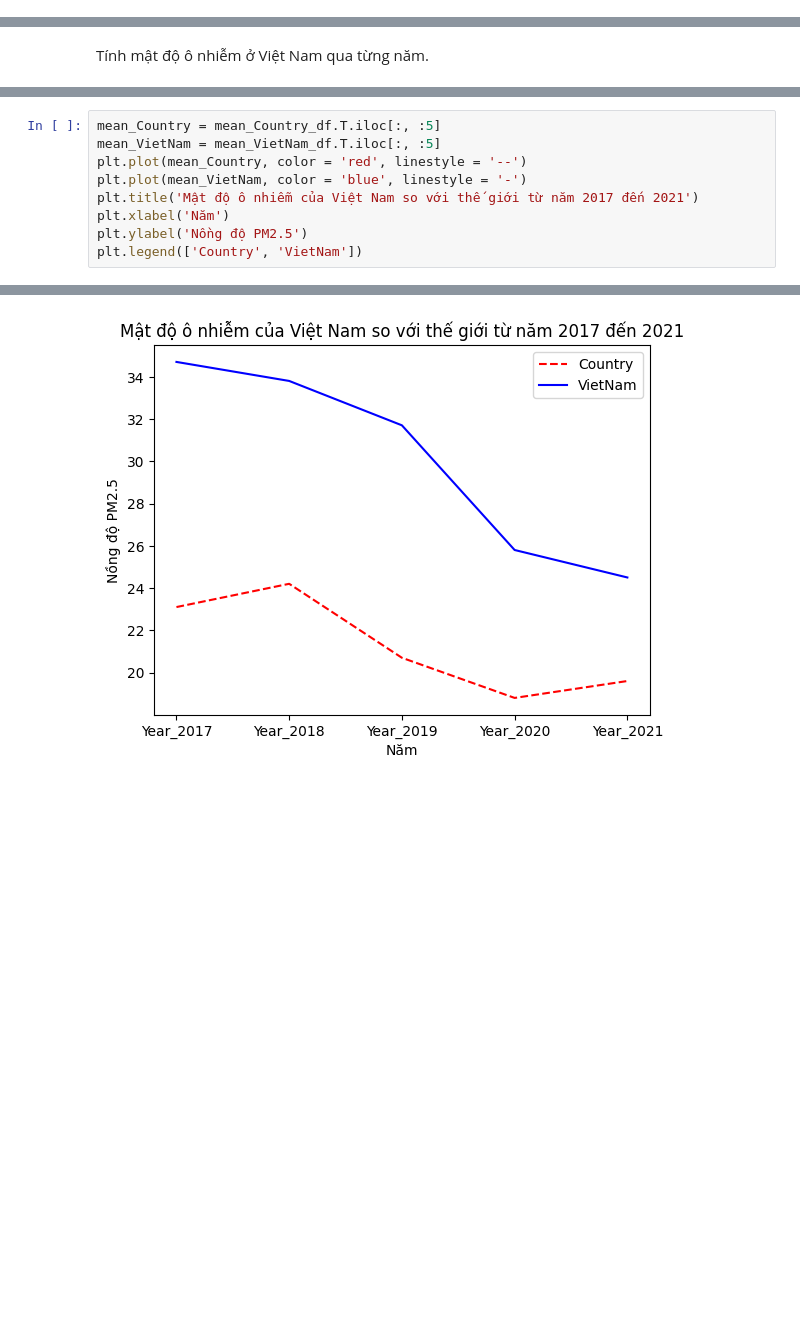
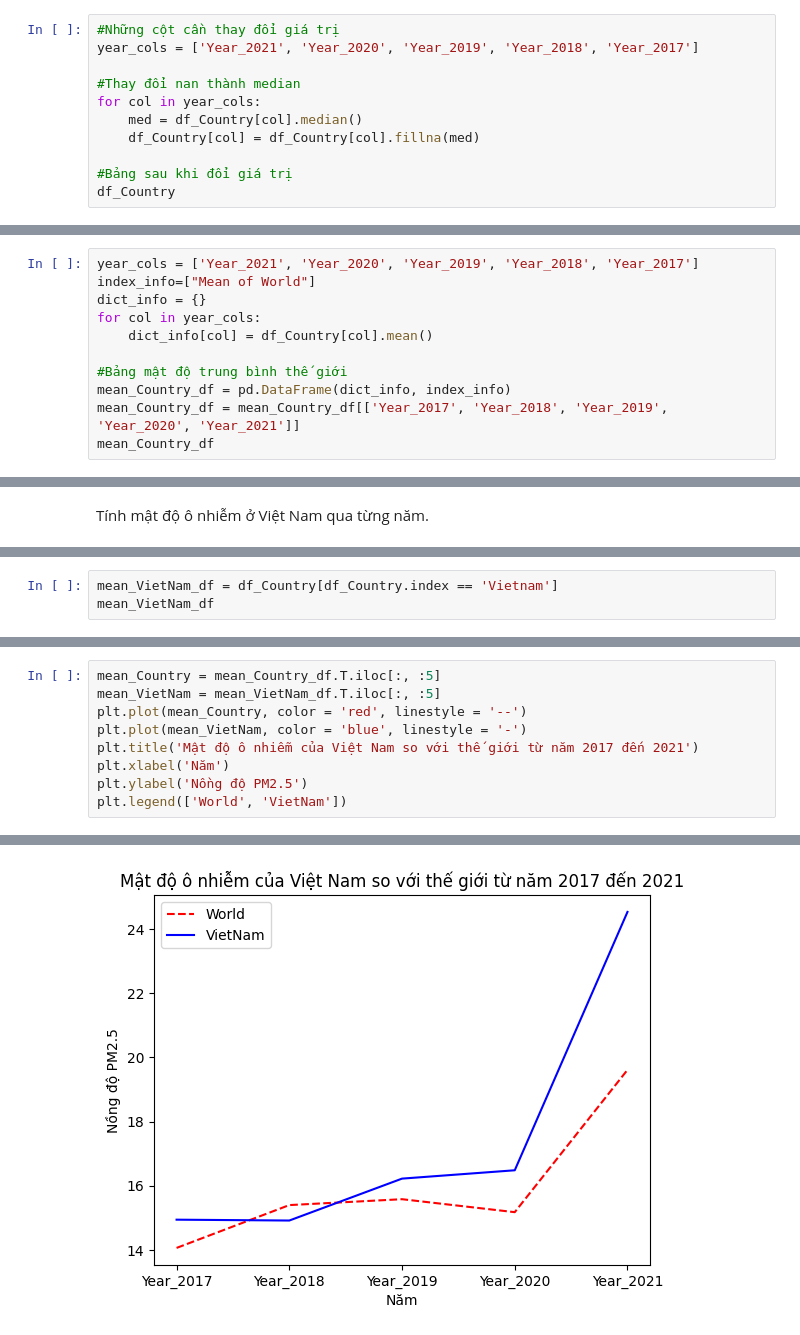
Before and after one commit to yakhimm/NMKHDL_20, a Jupyter notebook: cau2.ipynb, the cells around one changed output, grey strips where cells are left out. Saved outputs shown, nothing was run; the diff lists cells and outputs as text; blank space fills up the shorter version.

Commit message:
thay doi cau hoi va hoan thien cau 2

```diff
--- a/cau2.ipynb
+++ b/cau2.ipynb
@@ -41,0 +47,11 @@ df_Country
+# %%
+#Những cột cần thay đổi giá trị
+year_cols = ['Year_2021', 'Year_2020', 'Year_2019', 'Year_2018', 'Year_2017']
+
+#Thay đổi nan thành median
+for col in year_cols:
+    med = df_Country[col].median()
+    df_Country[col] = df_Country[col].fillna(med)
+
+#Bảng sau khi đổi giá trị
+df_Country
@@ -124,0 +148,11 @@ df_17_21_Vietnam
+# %%
+year_cols = ['Year_2021', 'Year_2020', 'Year_2019', 'Year_2018', 'Year_2017']
+index_info=["Mean of World"]
+dict_info = {}
+for col in year_cols:
+    dict_info[col] = df_Country[col].mean()
+
+#Bảng mật độ trung bình thế giới
+mean_Country_df = pd.DataFrame(dict_info, index_info)
+mean_Country_df = mean_Country_df[['Year_2017', 'Year_2018', 'Year_2019', 'Year_2020', 'Year_2021']]
+mean_Country_df
@@ -150,0 +164,3 @@ _Mật độ ô nhiễm có xu hướng giảm do ý thức của người dân
+# %%
+mean_VietNam_df = df_Country[df_Country.index == 'Vietnam']
+mean_VietNam_df
@@ -153,12 +203,12 @@ Mật độ ô nhiễm ở Việt Nam và trên thế giới qua từng năm (20
 # %%
 mean_Country = mean_Country_df.T.iloc[:, :5]
 mean_VietNam = mean_VietNam_df.T.iloc[:, :5]
 plt.plot(mean_Country, color = 'red', linestyle = '--')
 plt.plot(mean_VietNam, color = 'blue', linestyle = '-')
 plt.title('Mật độ ô nhiễm của Việt Nam so với thế giới từ năm 2017 đến 2021')
 plt.xlabel('Năm')
 plt.ylabel('Nồng độ PM2.5')
-plt.legend(['Country', 'VietNam'])
+plt.legend(['World', 'VietNam'])
 # %% [output]
 <matplotlib.legend.Legend at 0x...>
-[figure, old version]
+[figure, new version]
```
Also changed, not shown: parts of 25 cells of this notebook, 1 other file.
